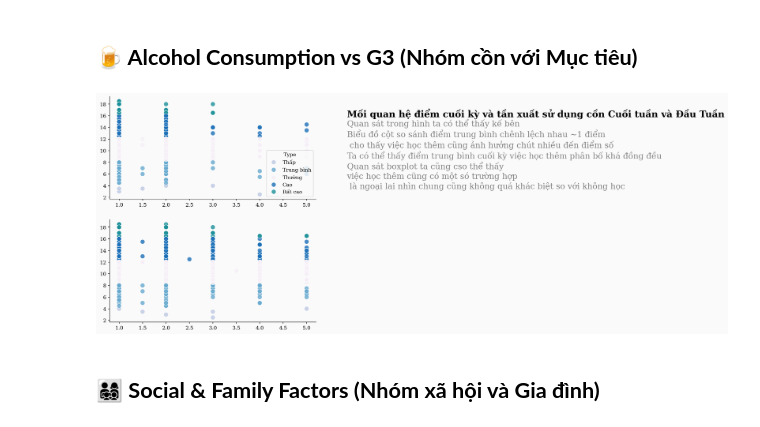
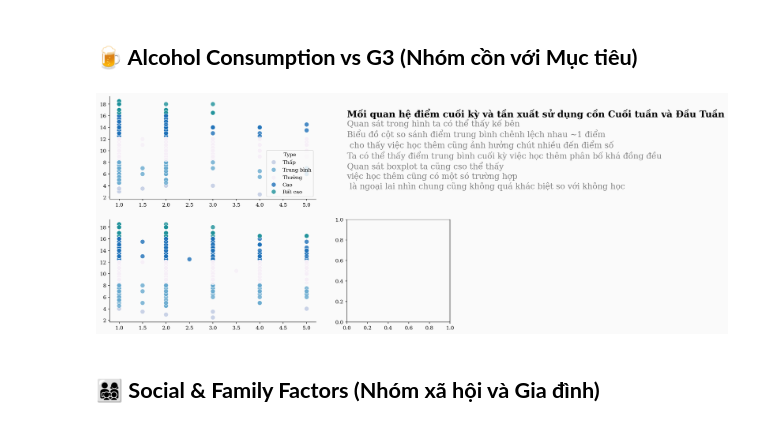
Before and after one commit to TienNguyen0712/student-alcohol-consumption-data-mining, a Jupyter notebook: notebooks/03_eda.ipynb, the cells around one changed output. Saved outputs shown, nothing was run; the diff lists cells and outputs as text; code cells hidden in the pictures.

```diff
--- a/notebooks/03_eda.ipynb
+++ b/notebooks/03_eda.ipynb
@@ -296,6 +294,7 @@ gs = fig.add_gridspec(2, 2, height_ratios=[1, 1], width_ratios=[2, 1], hspace=0.
 ax0 = fig.add_subplot(gs[0, 0])
 ax1 = fig.add_subplot(gs[0, 1])
 ax2 = fig.add_subplot(gs[1, 0])
+ax3 = fig.add_subplot(gs[1, 1])
 
 
 sns.scatterplot(
@@ -319,34 +318,34 @@ sns.scatterplot(
     legend=False,
     alpha=0.8,
     s=80
 )
 
 for s in ['top', 'right']:
     ax0.spines[s].set_visible(False)
     ax2.spines[s].set_visible(False)
 
 plt.suptitle("")
 ax1.axis('off')  # Ẩn trục
 
 ax0.set_xlabel("")
 ax0.set_ylabel("")
 ax2.set_xlabel("")
 ax2.set_ylabel("")
 
 
 ax1.text(0, 0.8,
              "Mối quan hệ điểm cuối kỳ và tần xuất sử dụng cồn Cuối tuần và Đầu Tuần",
              fontsize=18, fontweight='bold', fontfamily='serif')
 
 ax1.text(0, 0.1,
              "Quan sát trong hình ta có thể thấy kế bên\nBiểu đồ cột so sánh điểm trung bình chênh lệch nhau ~1 điểm\n cho thấy việc học thêm cũng ảnh hưởng chút nhiều đến điểm số\n"
              "Ta có thể thấy điểm trung bình cuối kỳ việc học thêm phân bố khá đồng đều\n"
              "Quan sát boxplot ta cũng cso thể thấy \nviệc học thêm cũng có một só trường hợp\n là ngoại lai nhìn chung cũng không quá khác biệt so với không học",
              fontsize=16,  color="gray")
 
 plt.show()
 # %% [output]
-[figure, old version]
+[figure, new version]
 # %% [markdown]
 ## **👨‍👩‍👧‍👦 Social & Family Factors (Nhóm xã hội và Gia đình)**
 # %%
```
Also changed, not shown: parts of 5 cells of this notebook.
